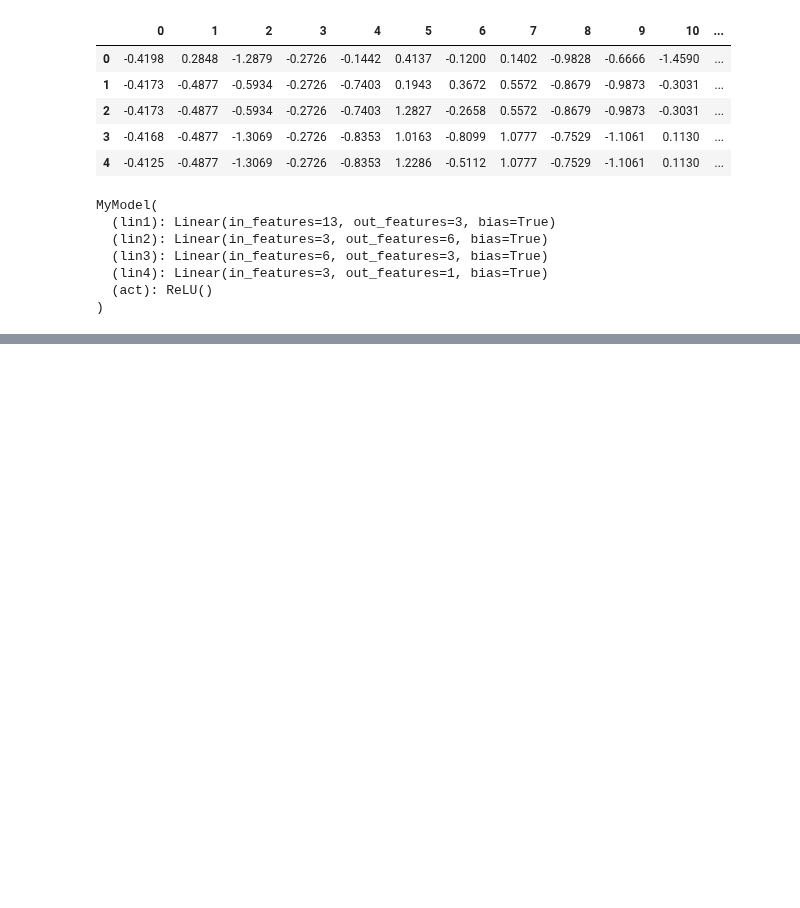
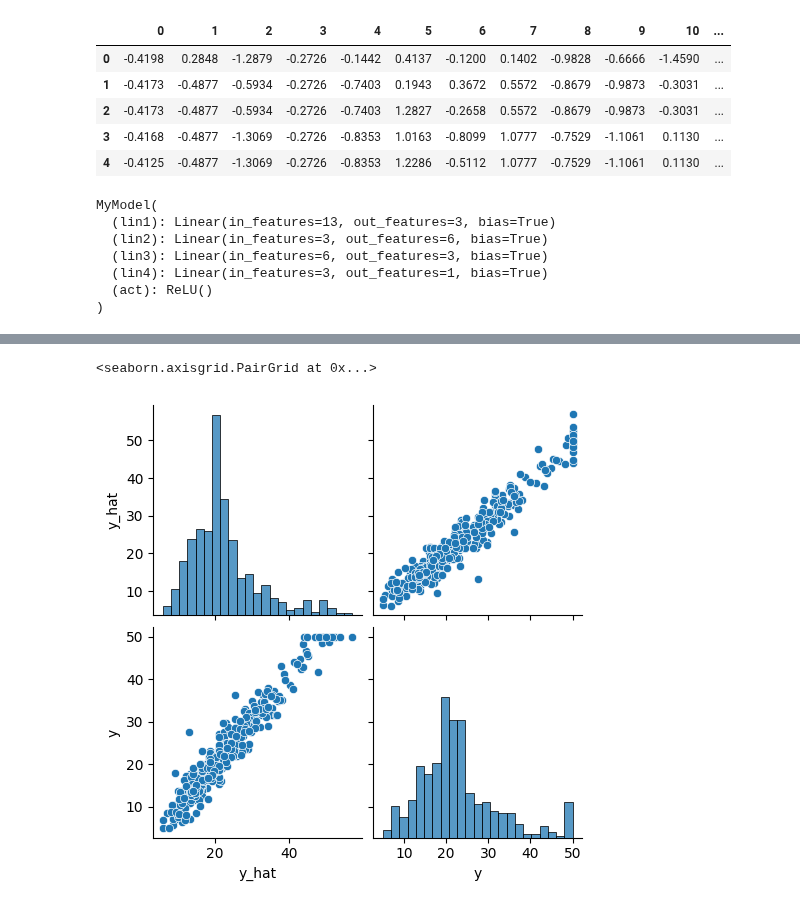
Before and after one commit to leekyuyoung20221226/python, a Jupyter notebook: 파이토치/20230412_파이토치_딥러닝.ipynb, the cells around one changed output, grey strips where cells are left out. Drawn from its saved outputs; the diff is of its cells as text; code cells hidden in the pictures; blank space fills up the shorter version.

```diff
--- a/파이토치/20230412_파이토치_딥러닝.ipynb
+++ b/파이토치/20230412_파이토치_딥러닝.ipynb
@@ -106,2 +113,5 @@ predic_df = pd.DataFrame(torch.cat([y_hat,y],dim=1).detach().numpy(),columns=['y
 # %%
-sns.scatterplot(predic_df)
+sns.pairplot(predic_df)
+# %% [output]
+<seaborn.axisgrid.PairGrid at 0x...>
+[figure, added]
```
Also changed, not shown: parts of 2 cells of this notebook.
